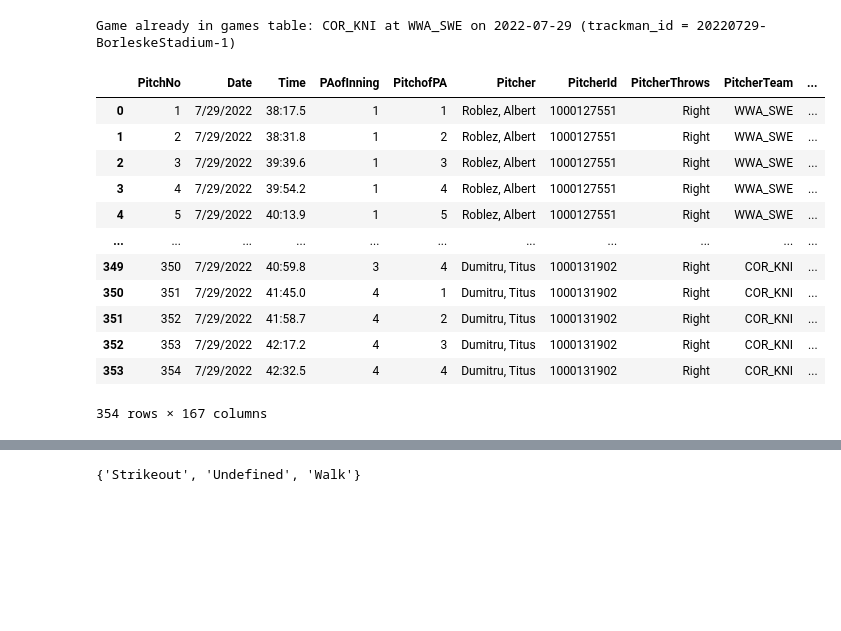
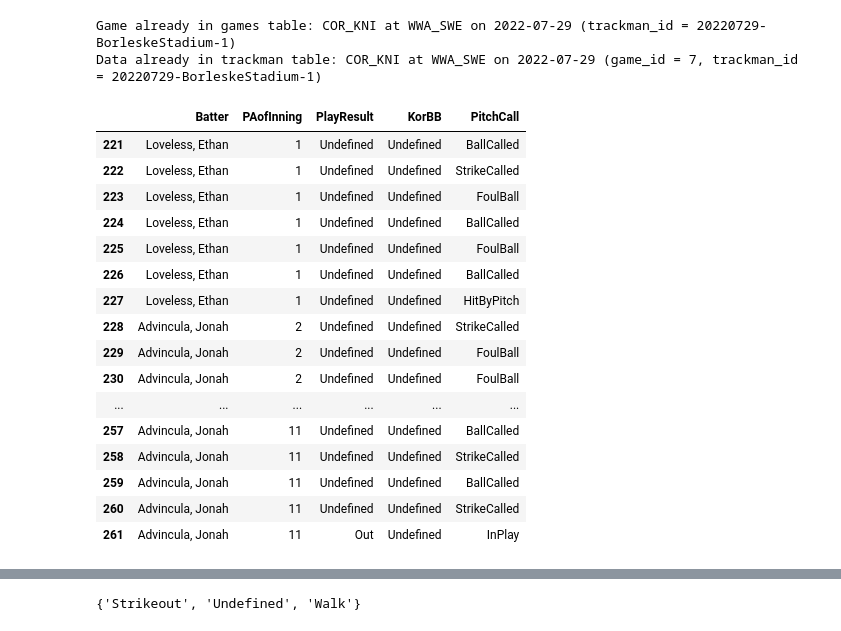
Before and after one commit to rylar8/rylar_baseball, a Jupyter notebook: testing.ipynb, the cells around one changed output, grey strips where cells are left out. Cells and saved outputs as stored; diff of their text form; code cells hidden in the pictures; blank space fills up the shorter version.

```diff
--- a/testing.ipynb
+++ b/testing.ipynb
@@ -8,21 +8,26 @@ from game import Game
 # %%
 game2 = Game()
 game2.loadCSV(sampleCSV)
-game2.data
+game2.data[(game2.data['Inning'] == 7) & (game2.data['Top/Bottom'] == 'Top')][['Batter', 'PAofInning', 'PlayResult', 'KorBB', 'PitchCall']]
 # %% [output]
 Game already in games table: COR_KNI at WWA_SWE on 2022-07-29 (trackman_id = 20220729-BorleskeStadium-1)
+Data already in trackman table: COR_KNI at WWA_SWE on 2022-07-29 (game_id = 7, trackman_id = 20220729-BorleskeStadium-1)
-|  | PitchNo | Date | Time | PAofInning | PitchofPA | Pitcher | PitcherId | PitcherThrows | PitcherTeam | ... |
-| 0 | 1 | 7/29/2022 | 38:17.5 | 1 | 1 | Roblez, Albert | 1000127551 | Right | WWA_SWE | ... |
-| 1 | 2 | 7/29/2022 | 38:31.8 | 1 | 2 | Roblez, Albert | 1000127551 | Right | WWA_SWE | ... |
-| 2 | 3 | 7/29/2022 | 39:39.6 | 1 | 3 | Roblez, Albert | 1000127551 | Right | WWA_SWE | ... |
-| 3 | 4 | 7/29/2022 | 39:54.2 | 1 | 4 | Roblez, Albert | 1000127551 | Right | WWA_SWE | ... |
-| 4 | 5 | 7/29/2022 | 40:13.9 | 1 | 5 | Roblez, Albert | 1000127551 | Right | WWA_SWE | ... |
-| ... | ... | ... | ... | ... | ... | ... | ... | ... | ... | ... |
-| 349 | 350 | 7/29/2022 | 40:59.8 | 3 | 4 | Dumitru, Titus | 1000131902 | Right | COR_KNI | ... |
-| 350 | 351 | 7/29/2022 | 41:45.0 | 4 | 1 | Dumitru, Titus | 1000131902 | Right | COR_KNI | ... |
-| 351 | 352 | 7/29/2022 | 41:58.7 | 4 | 2 | Dumitru, Titus | 1000131902 | Right | COR_KNI | ... |
-| 352 | 353 | 7/29/2022 | 42:17.2 | 4 | 3 | Dumitru, Titus | 1000131902 | Right | COR_KNI | ... |
-| 353 | 354 | 7/29/2022 | 42:32.5 | 4 | 4 | Dumitru, Titus | 1000131902 | Right | COR_KNI | ... |
+|  | Batter | PAofInning | PlayResult | KorBB | PitchCall |
+| 221 | Loveless, Ethan | 1 | Undefined | Undefined | BallCalled |
+| 222 | Loveless, Ethan | 1 | Undefined | Undefined | StrikeCalled |
+| 223 | Loveless, Ethan | 1 | Undefined | Undefined | FoulBall |
+| 224 | Loveless, Ethan | 1 | Undefined | Undefined | BallCalled |
+| 225 | Loveless, Ethan | 1 | Undefined | Undefined | FoulBall |
+| 226 | Loveless, Ethan | 1 | Undefined | Undefined | BallCalled |
+| 227 | Loveless, Ethan | 1 | Undefined | Undefined | HitByPitch |
+| 228 | Advincula, Jonah | 2 | Undefined | Undefined | StrikeCalled |
+| 229 | Advincula, Jonah | 2 | Undefined | Undefined | FoulBall |
+| 230 | Advincula, Jonah | 2 | Undefined | Undefined | FoulBall |
+| ... | ... | ... | ... | ... | ... |
+| 257 | Advincula, Jonah | 11 | Undefined | Undefined | BallCalled |
+| 258 | Advincula, Jonah | 11 | Undefined | Undefined | StrikeCalled |
+| 259 | Advincula, Jonah | 11 | Undefined | Undefined | BallCalled |
+| 260 | Advincula, Jonah | 11 | Undefined | Undefined | StrikeCalled |
+| 261 | Advincula, Jonah | 11 | Out | Undefined | InPlay |
-354 rows × 167 columns
 # %%
 game2.writeHitterReports('COR_KNI')
```
Also changed, not shown: parts of 1 cell of this notebook, 15 other files.
